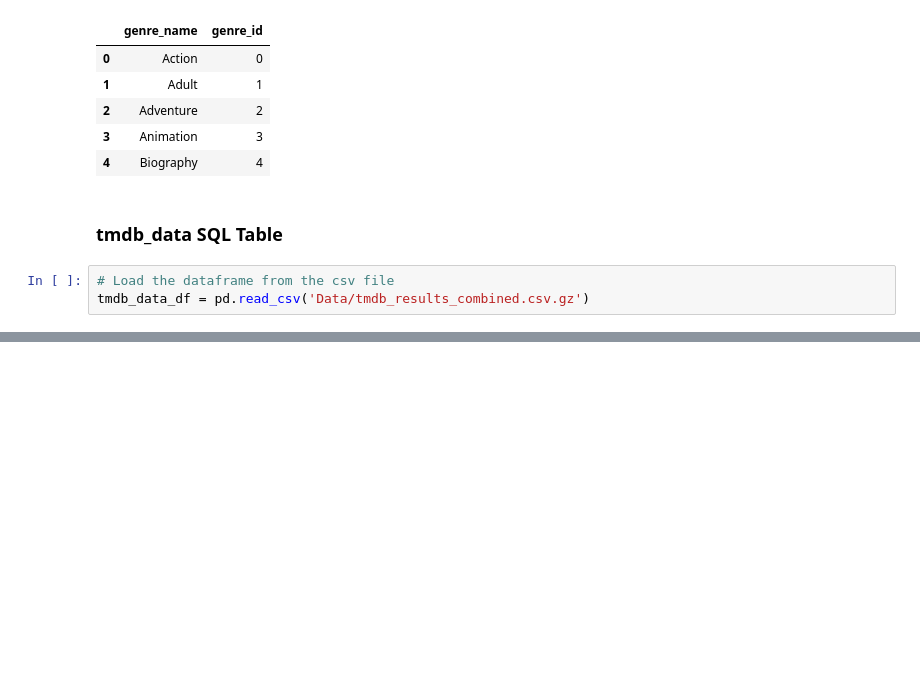
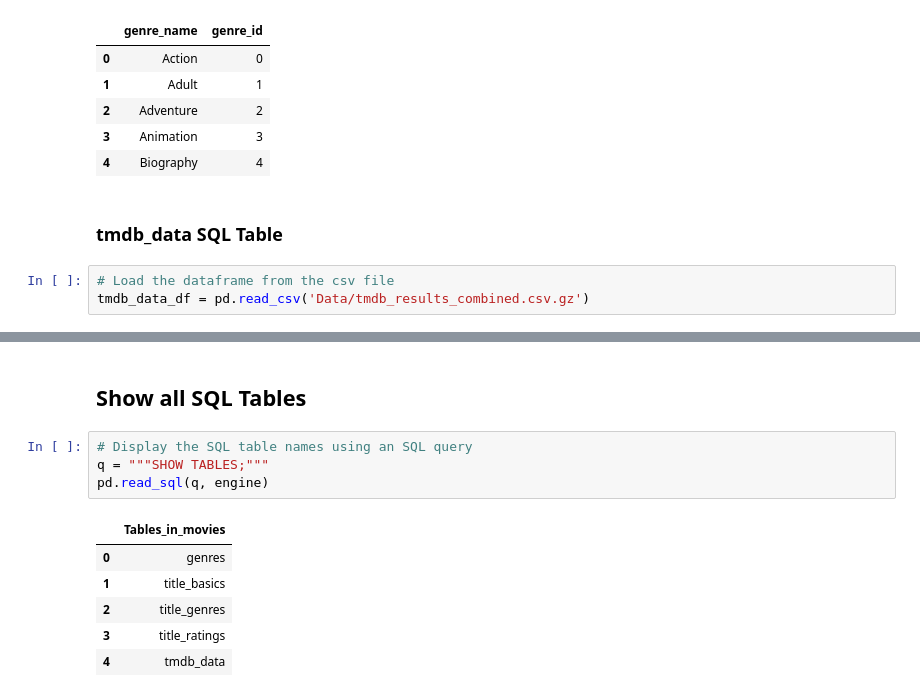
Before and after one commit to Mhoover41/Data-Enrichment-Project-3, a Jupyter notebook: IMDB Project Part 3.ipynb, the cells around one changed output, grey strips where cells are left out. Saved outputs shown, nothing was run; the diff lists cells and outputs as text; blank space fills up the shorter version.

```diff
--- a/IMDB Project Part 3.ipynb
+++ b/IMDB Project Part 3.ipynb
@@ -601,0 +710,13 @@ tmdb_data_df = pd.read_csv('Data/tmdb_results_combined.csv.gz')
+# %% [markdown]
+## Show all SQL Tables
+# %%
+# Display the SQL table names using an SQL query
+q = """SHOW TABLES;"""
+pd.read_sql(q, engine)
+# %% [output]
+|  | Tables_in_movies |
+| 0 | genres |
+| 1 | title_basics |
+| 2 | title_genres |
+| 3 | title_ratings |
+| 4 | tmdb_data |
```
Also changed, not shown: parts of 12 cells of this notebook, 1 other file.
